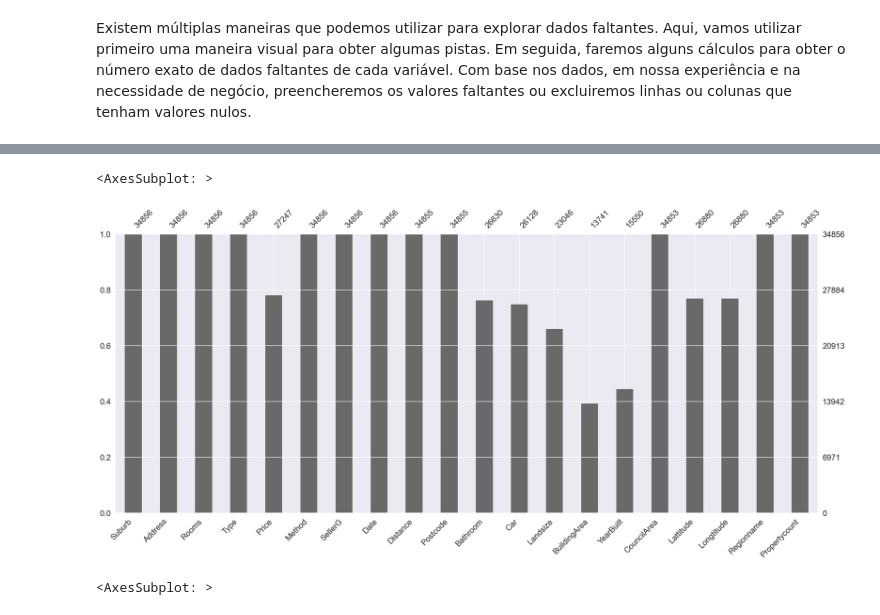
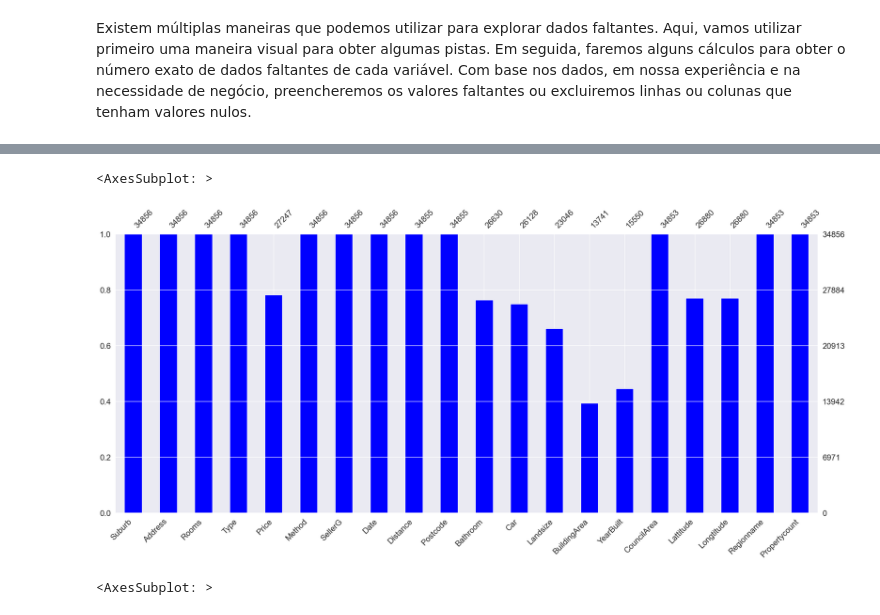
Before and after one commit to Riguini/Melbourne-Housing-Snapshot, a Jupyter notebook: Notebooks/Melbourne_Housing_Dataset.ipynb, the cells around one changed output, grey strips where cells are left out. Drawn from its saved outputs; the diff is of its cells as text; code cells hidden in the pictures.

```diff
--- a/Notebooks/Melbourne_Housing_Dataset.ipynb
+++ b/Notebooks/Melbourne_Housing_Dataset.ipynb
@@ -182,11 +176,12 @@ sns.barplot(df.isnull())
 # %%
 import missingno as msno
-# %%
-fig, h = plt.subplots(figsize=(15,7))
-msno.bar(df)
-# %% [output]
-<AxesSubplot: >
-[figure, removed]
+# %%
+
+
+msno.bar(df,color='blue' )
+# %% [output]
+<AxesSubplot: >
+[figure, added]
 # %%
 msno.matrix(df)
 # %% [output]
```
Also changed, not shown: parts of 2 cells of this notebook.
